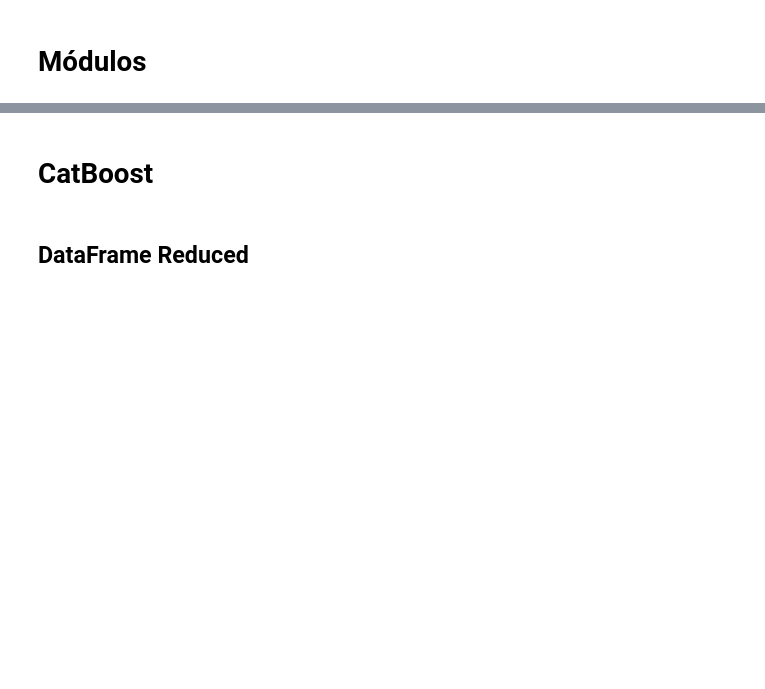
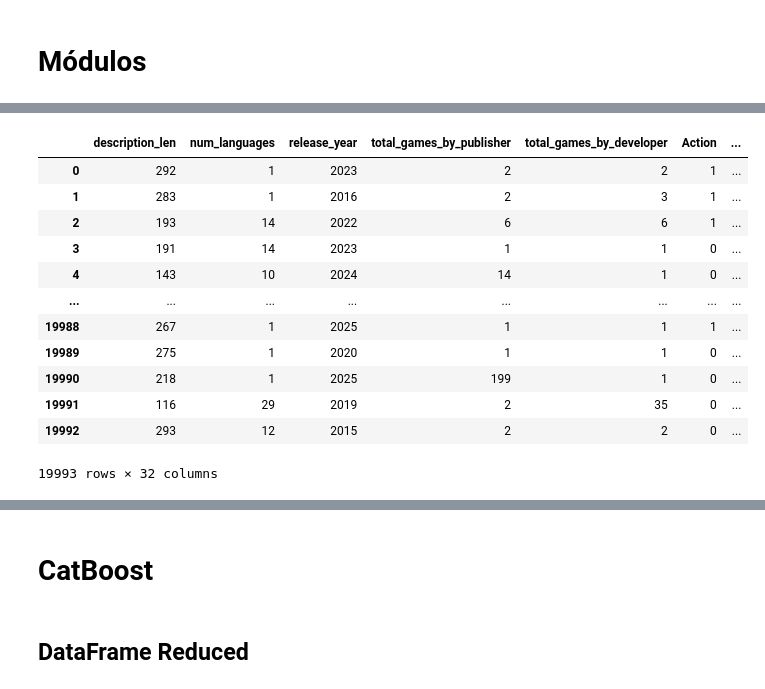
Before and after one commit to UCM-GIDIA-PD1/c2526-R4, a Jupyter notebook: src/4_Modelos/Precios/xgboostprecios.ipynb, the cells around one changed output, grey strips where cells are left out. Drawn from its saved outputs; the diff is of its cells as text; code cells hidden in the pictures; blank space fills up the shorter version.

```diff
--- a/src/4_Modelos/Precios/xgboostprecios.ipynb
+++ b/src/4_Modelos/Precios/xgboostprecios.ipynb
@@ -15,2 +13,2 @@ df.head(2)
 # %%
-df.drop(columns=['brillo', 'v_clip'], inplace=True)
+df.drop(columns=['id','name','price_overview','v_resnet','v_convnext'], inplace=True)
@@ -16,0 +22,20 @@ df.drop(columns=['brillo', 'v_clip'], inplace=True)
+# %%
+df['release_year'] = df['release_year'].apply(lambda x : int(x))
+# %%
+y = df['price_range']
+X = df.drop(columns=['price_range'])
+X
+# %% [output]
+|  | description_len | num_languages | release_year | total_games_by_publisher | total_games_by_developer | Action | ... |
+| 0 | 292 | 1 | 2023 | 2 | 2 | 1 | ... |
+| 1 | 283 | 1 | 2016 | 2 | 3 | 1 | ... |
+| 2 | 193 | 14 | 2022 | 6 | 6 | 1 | ... |
+| 3 | 191 | 14 | 2023 | 1 | 1 | 0 | ... |
+| 4 | 143 | 10 | 2024 | 14 | 1 | 0 | ... |
+| ... | ... | ... | ... | ... | ... | ... | ... |
+| 19988 | 267 | 1 | 2025 | 1 | 1 | 1 | ... |
+| 19989 | 275 | 1 | 2020 | 1 | 1 | 0 | ... |
+| 19990 | 218 | 1 | 2025 | 199 | 1 | 0 | ... |
+| 19991 | 116 | 29 | 2019 | 2 | 35 | 0 | ... |
+| 19992 | 293 | 12 | 2015 | 2 | 2 | 0 | ... |
+19993 rows × 32 columns
```
Also changed, not shown: parts of 4 cells of this notebook, 2 other files.
